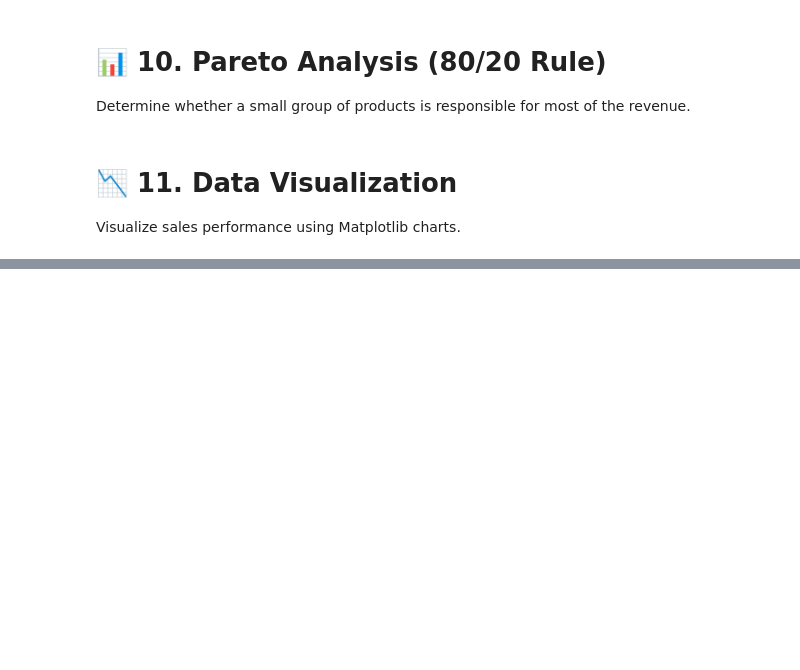
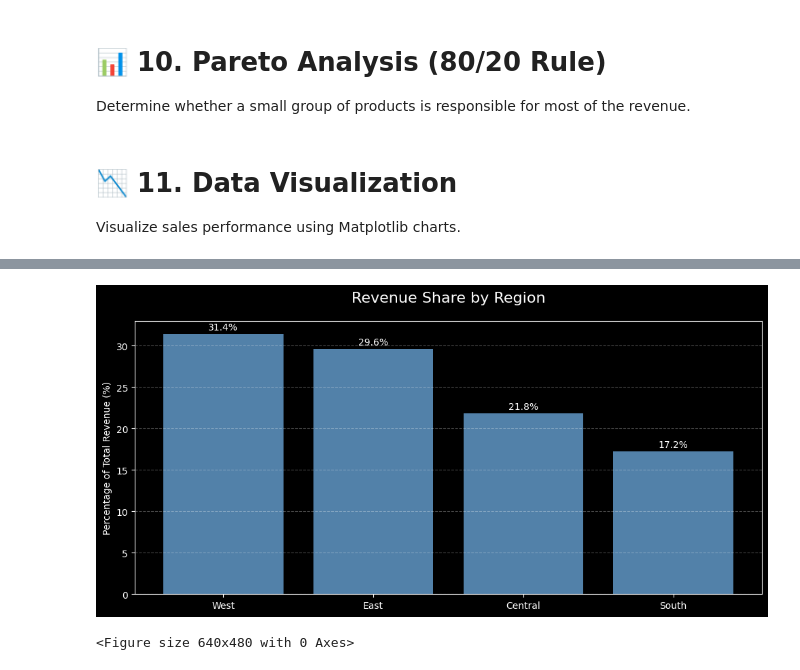
Before and after one commit to CaioTorres0/sales-analysis-project, a Jupyter notebook: Tratamento.ipynb, the cells around one changed output, grey strips where cells are left out. Cells and saved outputs as stored; diff of their text form; code cells hidden in the pictures; blank space fills up the shorter version.

```diff
--- a/Tratamento.ipynb
+++ b/Tratamento.ipynb
@@ -196,33 +259,42 @@ bars_region = ax_region.bar(
     color=caio_blue,
     alpha=0.9
 )
 
 ax_region.set_title(
     "Revenue Share by Region",
     fontsize=16,
     pad=20
 )
 
 ax_region.set_ylabel("Percentage of Total Revenue (%)")
 
 ax_region.grid(
     axis="y",
     linestyle="--",
     alpha=0.3
 )
 
 for bar in bars_region:
     height = bar.get_height()
 
     ax_region.text(
         bar.get_x() + bar.get_width()/2,
         height + 0.5,
         f"{height:.1f}%",
         ha="center"
     )
 
 plt.tight_layout()
 plt.show()
+
+plt.savefig(
+    "images/Region.png",
+    bbox_inches="tight",
+    dpi=300
+)
+# %% [output]
+[figure, added]
+<Figure size 640x480 with 0 Axes>
 # %%
 plt.style.use("dark_background")
 
```
Also changed, not shown: parts of 8 cells of this notebook, 3 other files.
